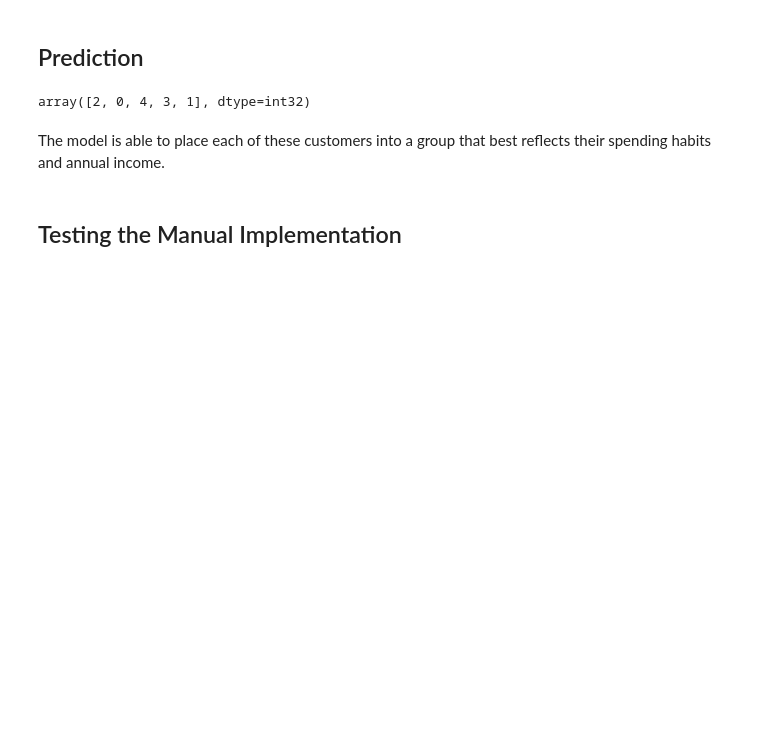
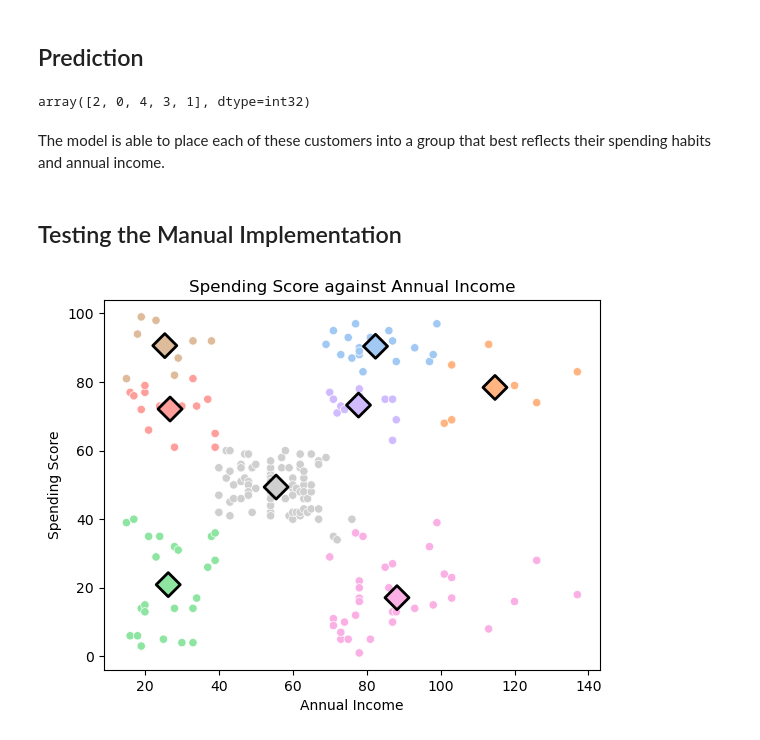
Before and after one commit to alexandergigliottipetruska/AI_projects, a Jupyter notebook: machine_learning/k-means/4-clustering-mall-customers.ipynb, the cells around one changed output. Cells and saved outputs as stored; diff of their text form; code cells hidden in the pictures; blank space fills up the shorter version.

Commit message:
Final K-Means

```diff
--- a/machine_learning/k-means/4-clustering-mall-customers.ipynb
+++ b/machine_learning/k-means/4-clustering-mall-customers.ipynb
@@ -42,18 +35,16 @@ class K_Means():
     - self.max_iter determines the maximum number of iterations the cluster will run for. If None, other metrics will be used
     to ensure stopping once convergence is attained.
     - self.tol determines the convergence threshold.
-    - self.n_init fits n models and selects the one that minimizes inertia.
     - self.r are the cluster assignments for each instance.
     - self.m are the cluster centers.
     - self.inertia is the inertia of the current model
 
     """
-    def __init__(self, n_clusters=3, random_seed=42, max_iter=20, tol=1e-4, n_init=10):
+    def __init__(self, n_clusters=3, random_seed=42, max_iter=20, tol=1e-4):
         self.n_clusters = n_clusters
         self.random_state = random_seed
         self.max_iter = max_iter
         self.tol = tol
-        self.n_init = n_init
         self.m = None
         self.r = None
         self.inertias = []
@@ -78,8 +69,6 @@ class K_Means():
             if self.check_convergence(i):
                 break
 
-        print(self.inertias)
-
     def calculate_inertia(self, d):
         # Squared distances of points with every cluster
         self.inertias.append(np.sum(self.r*d))
@@ -89,9 +78,6 @@ class K_Means():
             return np.abs(self.inertias[-1] - self.inertias[-2]) <= self.tol
         else:
             return False
-
-    def best_model(self):
-        pass
 
     def assignments(self, X):
         # Euclidean distances for minimizing squared distance of instances to cluster center.
@@ -367,3 +337,21 @@ array([2, 0, 4, 3, 1], dtype=int32)
 The model is able to place each of these customers into a group that best reflects their spending habits and annual income.
 # %% [markdown]
 ## Testing the Manual Implementation
+# %%
+model_implemented = K_Means(n_clusters=8, max_iter=100, random_seed=42, tol=1e-4)
+model_implemented.fit(cluster_data_scaled)
+labels_implemented = model_implemented.predict(cluster_data_scaled)
+# %%
+palette = sns.color_palette("pastel", 8)
+centroids = standard_scaler.inverse_transform(model_implemented.get_cluster_centers())
+unscaled_data = standard_scaler.inverse_transform(cluster_data_scaled)
+xs = unscaled_data[:, 0]
+ys = unscaled_data[:, 1]
+sns.scatterplot(x=xs, y=ys, hue=labels_implemented, legend=False, palette=palette)
+plt.title("Spending Score against Annual Income")
+plt.xlabel("Annual Income")
+plt.ylabel("Spending Score")
+plt.scatter(x=centroids[:, 0], y=centroids[:, 1], marker="D", s=150, c=palette, edgecolor="black", linewidth=2)
+plt.show()
+# %% [output]
+[figure, added]
```
Also changed, not shown: parts of 7 cells of this notebook.
